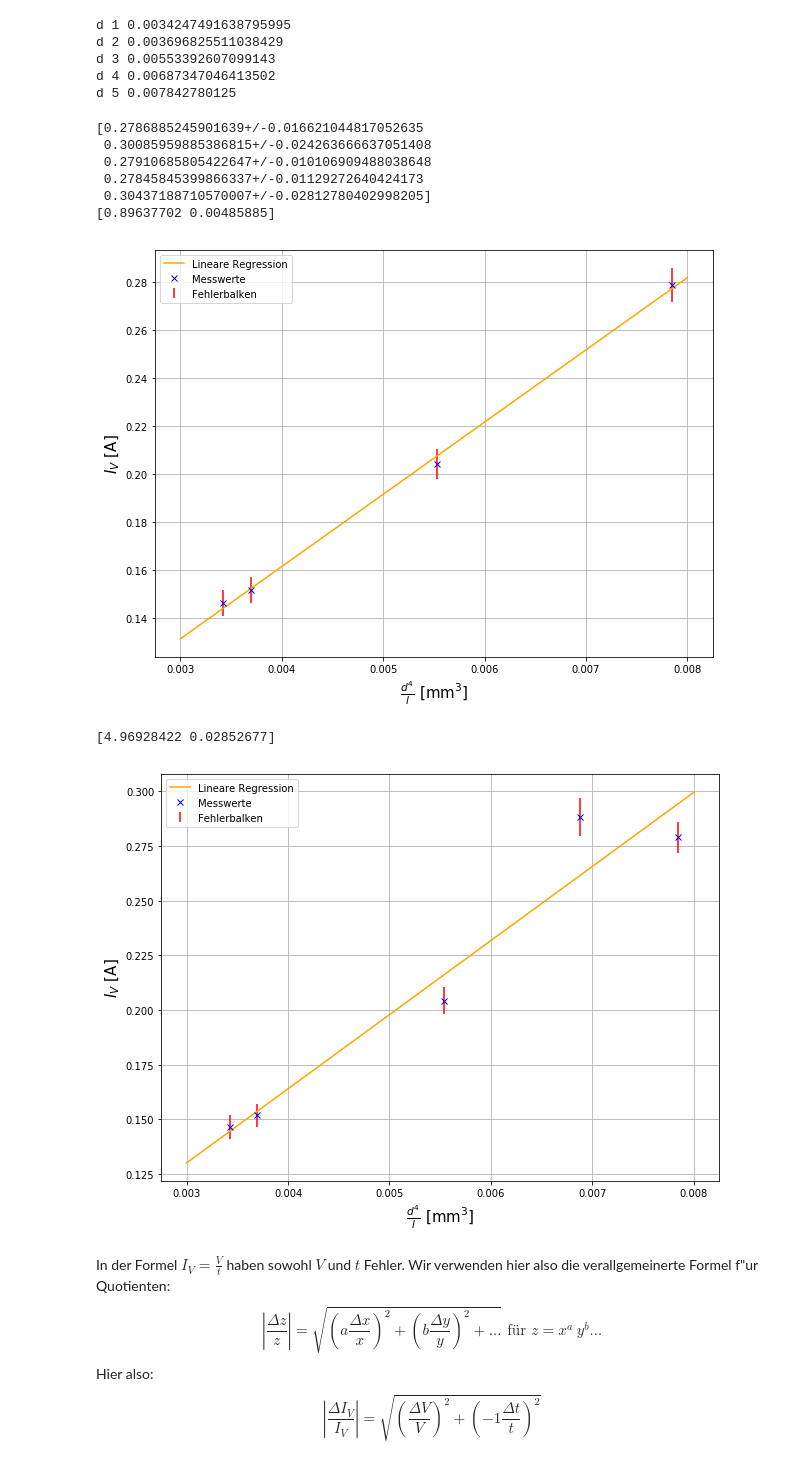
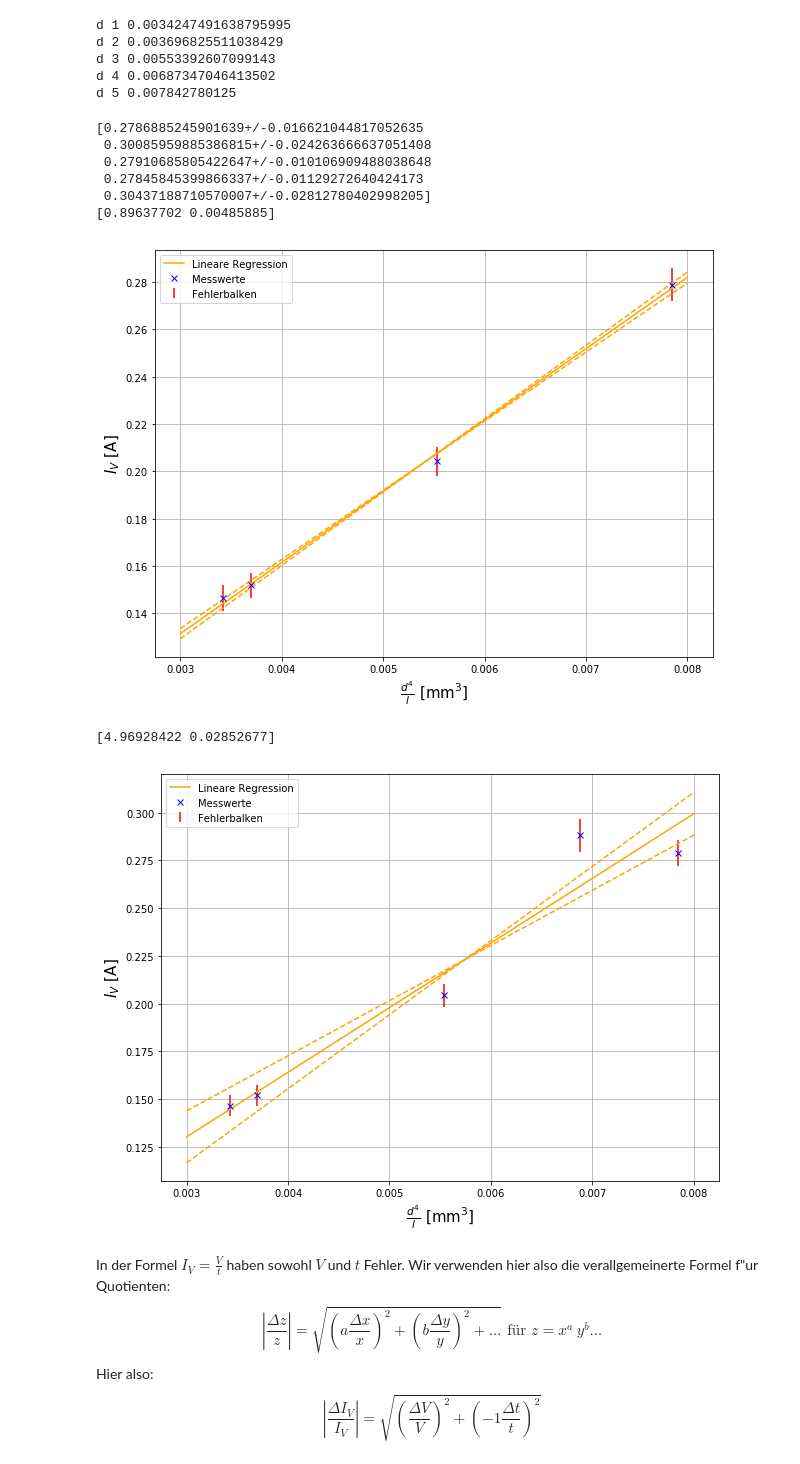
Before and after one commit to BigThonkers/APAP1, a Jupyter notebook: 9_8/Python_6.ipynb, the cells around one changed output. Drawn from its saved outputs; the diff is of its cells as text; code cells hidden in the pictures.

Commit message:
Fixed graph linear regression

```diff
--- a/9_8/Python_6.ipynb
+++ b/9_8/Python_6.ipynb
@@ -87,10 +87,10 @@ plt.plot(xfit,fit,'-',color='orange',label='Lineare Regression')
 print(np.sqrt(np.diag(pcov)))
 c=np.sqrt(np.diag(pcov))[0]
 d=np.sqrt(np.diag(pcov))[1]
-dfit1=(a+c)*(xfit)+fit
-dfit2=(a-c)*(xfit)+fit
-#plt.plot(xfit,dfit1,'--',color='orange')
-#plt.plot(xfit,dfit2,'--',color='orange')
+dfit1=(a+c)*(xfit)+(b-d)
+dfit2=(a-c)*(xfit)+(b+d)
+plt.plot(xfit,dfit1,'--',color='orange')
+plt.plot(xfit,dfit2,'--',color='orange')
 
 plt.plot(darray,Iarrayn,'x',label='Messwerte',color='blue')
 plt.errorbar(x=darray,y=Iarrayn,yerr=Iarrays,fmt='none',label='Fehlerbalken',color='red')
@@ -112,7 +112,7 @@ plt.show()
  0.27845845399866337+/-0.01129272640424173
  0.30437188710570007+/-0.02812780402998205]
 [0.89637702 0.00485885]
-[figure, old version]
+[figure, new version]
 # %%
 Iarrayn=[I1.n,I2.n,I3.n,I4.n,I5.n]
 Iarrays=[I1.s,I2.s,I3.s,I4.s,I5.s]
@@ -123,38 +123,38 @@ meanI=mean(Iarray)
 darray=[eq2(d1,l1),eq2(d2,l2),eq2(d3,l3),eq2(d4,l4),eq2(d5,l5)]
 
 #Fitten
 xfit=np.linspace(0.003,0.008,100)
 popt,pcov=curve_fit(fitfunc,darray,Iarrayn)
 a,b=popt
 c,d=pcov
 fit=a*xfit+b
 
 #Ausgabe
 plt.plot(xfit,fit,'-',color='orange',label='Lineare Regression')
 print(np.sqrt(np.diag(pcov)))
 c=np.sqrt(np.diag(pcov))[0]
 d=np.sqrt(np.diag(pcov))[1]
-dfit1=(a+c)*(xfit)+fit
-dfit2=(a-c)*(xfit)+fit
-#plt.plot(xfit,dfit1,'--',color='orange')
-#plt.plot(xfit,dfit2,'--',color='orange')
+dfit1=(a+c)*(xfit)+(b-d)
+dfit2=(a-c)*(xfit)+(b+d)
+plt.plot(xfit,dfit1,'--',color='orange')
+plt.plot(xfit,dfit2,'--',color='orange')
 
 plt.plot(darray,Iarrayn,'x',label='Messwerte',color='blue')
 plt.errorbar(x=darray,y=Iarrayn,yerr=Iarrays,fmt='none',label='Fehlerbalken',color='red')
 
 plt.grid()
 fig_size=plt.rcParams["figure.figsize"]
 fig_size[0]=10
 fig_size[1]=7.5
 plt.xlabel(r'$\frac{d^4}{l}\ [\mathrm{mm}^3]$',size='15')
 plt.ylabel(r'$I_V\ [\mathrm{A}]$',size='15')
 plt.rcParams["figure.figsize"]=fig_size
 plt.legend()
 plt.savefig(fname='/home/a/Documents/uni/AP1/git/Praktikum-A1/9_8/graph_with_5.png',dpi=300)
 plt.show()
 # %% [output]
 [4.96928422 0.02852677]
-[figure, old version]
+[figure, new version]
 # %% [markdown]
 In der Formel $I_V=\frac{V}{t}$ haben sowohl $V$ und $t$ Fehler. Wir verwenden hier also die verallgemeinerte Formel f\"ur Quotienten:
 $$
```
Also changed, not shown: 2 other files.
